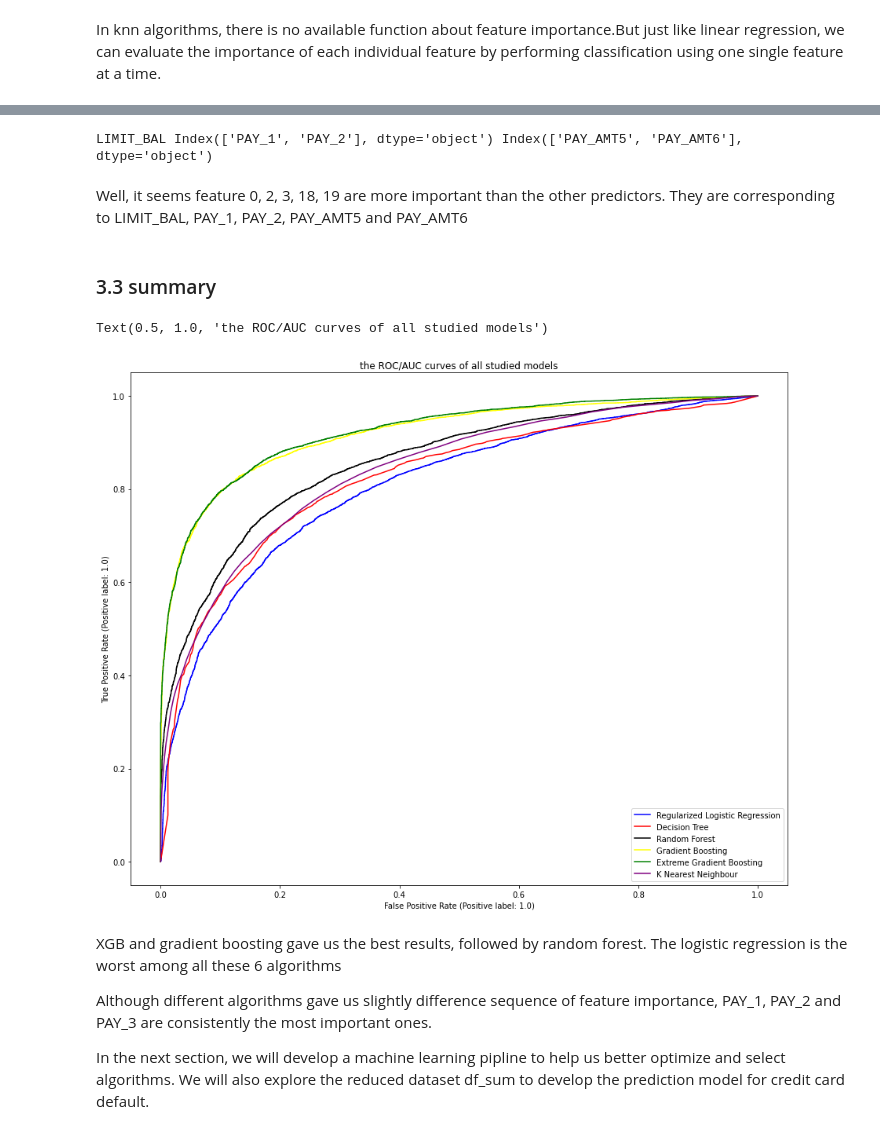
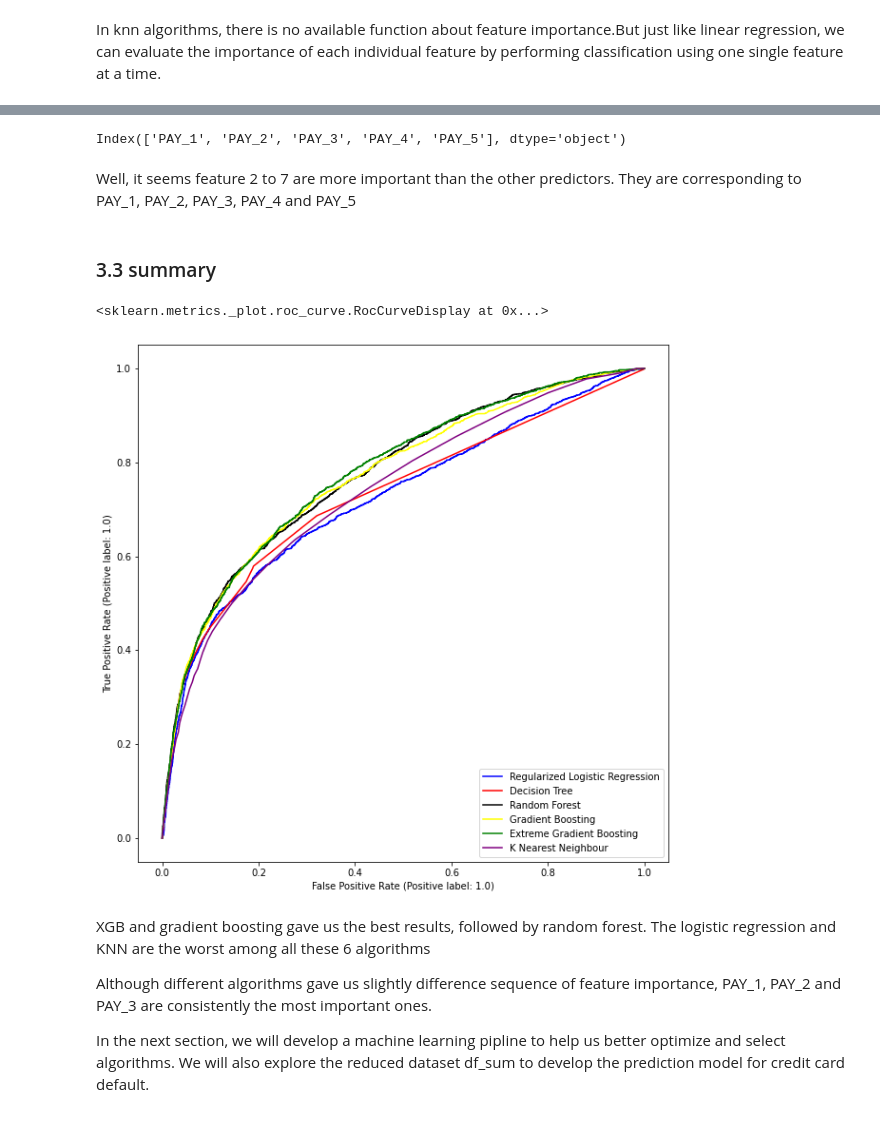
Before and after one commit to Lina-statistics/Capstone_project_Spring_Board, a Jupyter notebook: credit_card_default/modeling.ipynb, the cells around one changed output, grey strips where cells are left out. Saved outputs shown, nothing was run; the diff lists cells and outputs as text; code cells hidden in the pictures.

```diff
--- a/credit_card_default/modeling.ipynb
+++ b/credit_card_default/modeling.ipynb
@@ -302,13 +314,14 @@ XGBoost is short for “eXtreme Gradient Boosting.” The “eXtreme” refers t
 # %%
 from xgboost import XGBClassifier
 xgb=XGBClassifier(use_label_encoder=False)
+reg_alphas=[0, 0.001, 0.005, 0.01, 0.05]
 gammas=[0.1, 0.2, 0.3, 0.4, 0.5]
 subsamples=[0.5, 0.6, 0.7, 0.8]
 n_estimators=[int(x) for x in np.linspace(start = 50, stop = 500, num = 10)]
 max_depths=[int(x) for x in np.linspace(1, 10, num = 10)]
 learning_rates = [0.05, 0.1, 0.25, 0.5, 0.75, 1]
 start=time.time()
-param_grid = {'gamma':gammas, 'subsample': subsamples, 'n_estimators': n_estimators, 'max_depth':max_depths, 'learning_rate': learning_rates}
+param_grid = {'reg_alpha':reg_alphas, 'gamma':gammas, 'subsample': subsamples, 'n_estimators': n_estimators, 'max_depth':max_depths, 'learning_rate': learning_rates}
 xgb_random = RandomizedSearchCV(estimator = xgb, param_distributions=param_grid, cv = 5, verbose=2, random_state=42, n_jobs = -1)
 xgb_random.fit(X_train_s, y_train)
 end=time.time()
@@ -443,26 +460,25 @@ Feature  Accuracy
 # %%
-print(features_name[0], features_name[2:4], features_name[18:20])
+print(features_name[2:7])
 # %% [output]
-LIMIT_BAL Index(['PAY_1', 'PAY_2'], dtype='object') Index(['PAY_AMT5', 'PAY_AMT6'], dtype='object')
+Index(['PAY_1', 'PAY_2', 'PAY_3', 'PAY_4', 'PAY_5'], dtype='object')
 # %% [markdown]
-Well, it seems feature 0, 2, 3, 18, 19 are more important than the other predictors. They are corresponding to LIMIT_BAL, PAY_1, PAY_2, PAY_AMT5 and PAY_AMT6
+Well, it seems feature 2 to 7 are more important than the other predictors. They are corresponding to PAY_1, PAY_2, PAY_3, PAY_4 and PAY_5
 # %% [markdown]
 ### 3.3 summary
 # %%
 from sklearn.metrics import plot_roc_curve
-fig,ax=plt.subplots(figsize=(15,12))
+fig,ax=plt.subplots(figsize=(10,10))
 plot_roc_curve(best_C_logreg, X_test_s, y_test,ax=ax, color="blue",label='Regularized Logistic Regression')
 plot_roc_curve(best_tree, X_test_s, y_test,ax=ax, color="red",label='Decision Tree')
 plot_roc_curve(best_rf, X_test_s, y_test,ax=ax, color="black",label='Random Forest')
 plot_roc_curve(best_gbm, X_test_s, y_test,ax=ax, color="yellow",label='Gradient Boosting')
 plot_roc_curve(best_xgb, X_test_s, y_test,ax=ax, color="green",label='Extreme Gradient Boosting')
 plot_roc_curve(best_knn, X_test_s, y_test,ax=ax, color="purple",label='K Nearest Neighbour')
-plt.title('the ROC/AUC curves of all studied models')
 # %% [output]
-Text(0.5, 1.0, 'the ROC/AUC curves of all studied models')
+<sklearn.metrics._plot.roc_curve.RocCurveDisplay at 0x...>
-[figure, old version]
+[figure, new version]
 # %% [markdown]
-XGB and gradient boosting gave us the best results, followed by random forest. The logistic regression is the worst among all these 6 algorithms
+XGB and gradient boosting gave us the best results, followed by random forest. The logistic regression and KNN are the worst among all these 6 algorithms
 
 Although different algorithms gave us slightly difference sequence of feature importance, PAY_1, PAY_2 and PAY_3 are consistently the most important ones.
 
```
Also changed, not shown: parts of 37 cells of this notebook, 2 other files.
